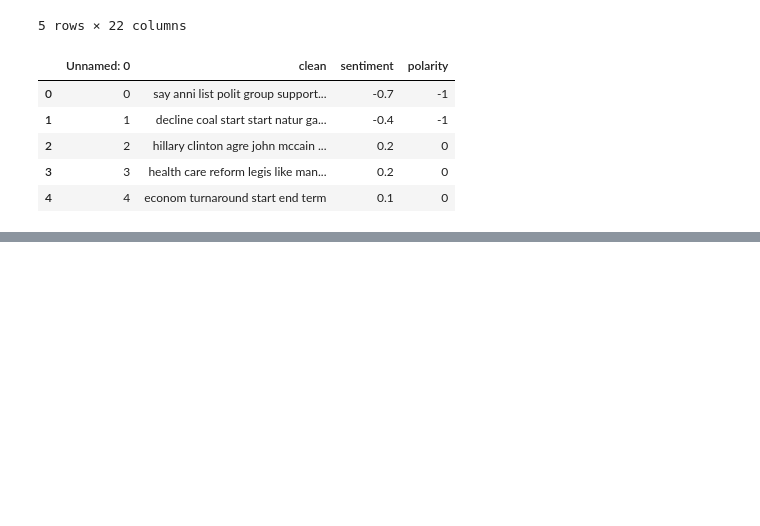
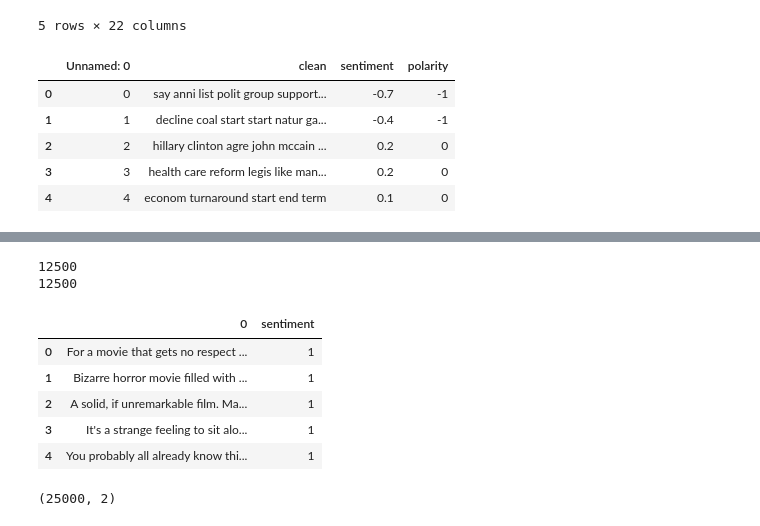
Before and after one commit to jems2019/AlternusVera, a Jupyter notebook: SentimentAnalysis.ipynb, the cells around one changed output, grey strips where cells are left out. Cells and saved outputs as stored; diff of their text form; code cells hidden in the pictures; blank space fills up the shorter version.

Commit message:
adding sentiment data

```diff
--- a/SentimentAnalysis.ipynb
+++ b/SentimentAnalysis.ipynb
@@ -179,0 +200,43 @@ sentimentTrain.head()
+# %%
+import glob
+
+data = []
+
+for files in glob.glob('/Users/jonathan/Downloads/aclImdb/train/neg/*.txt'):
+    data.append(open(files, "r").read())
+
+print(len(data))
+neg_df = pd.DataFrame(data)
+
+neg_df['sentiment'] = -1
+
+neg_df.head()
+
+data = []
+
+for files in glob.glob('/Users/jonathan/Downloads/aclImdb/train/pos/*.txt'):
+    data.append(open(files, "r").read())
+
+print(len(data))
+pos_df = pd.DataFrame(data)
+pos_df['sentiment'] = 1
+pos_df.head()
+# %% [output]
+12500
+12500
+|  | 0 | sentiment |
+| 0 | For a movie that gets no respect ... | 1 |
+| 1 | Bizarre horror movie filled with ... | 1 |
+| 2 | A solid, if unremarkable film. Ma... | 1 |
+| 3 | It's a strange feeling to sit alo... | 1 |
+| 4 | You probably all already know thi... | 1 |
+# %%
+pos_df.columns = ['raw_text', 'sentiment']
+neg_df.columns = ['raw_text', 'sentiment']
+df = neg_df.merge(pos_df, how = 'outer')
+print(df.shape)
+df.head()
+
+df.to_csv('input_data/imdb_sentiment.csv')
+# %% [output]
+(25000, 2)
```
Also changed, not shown: parts of 6 cells of this notebook, 10 other files.
